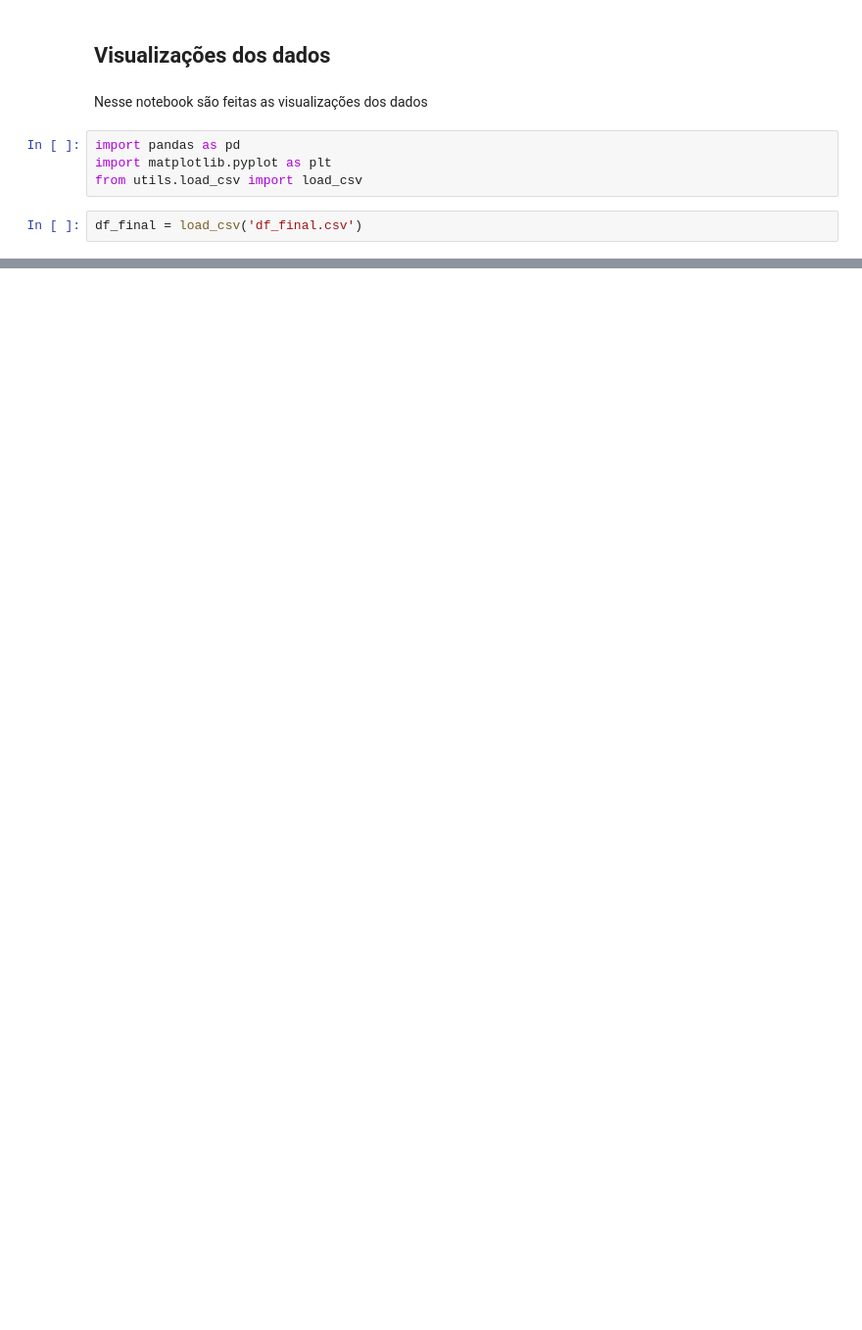
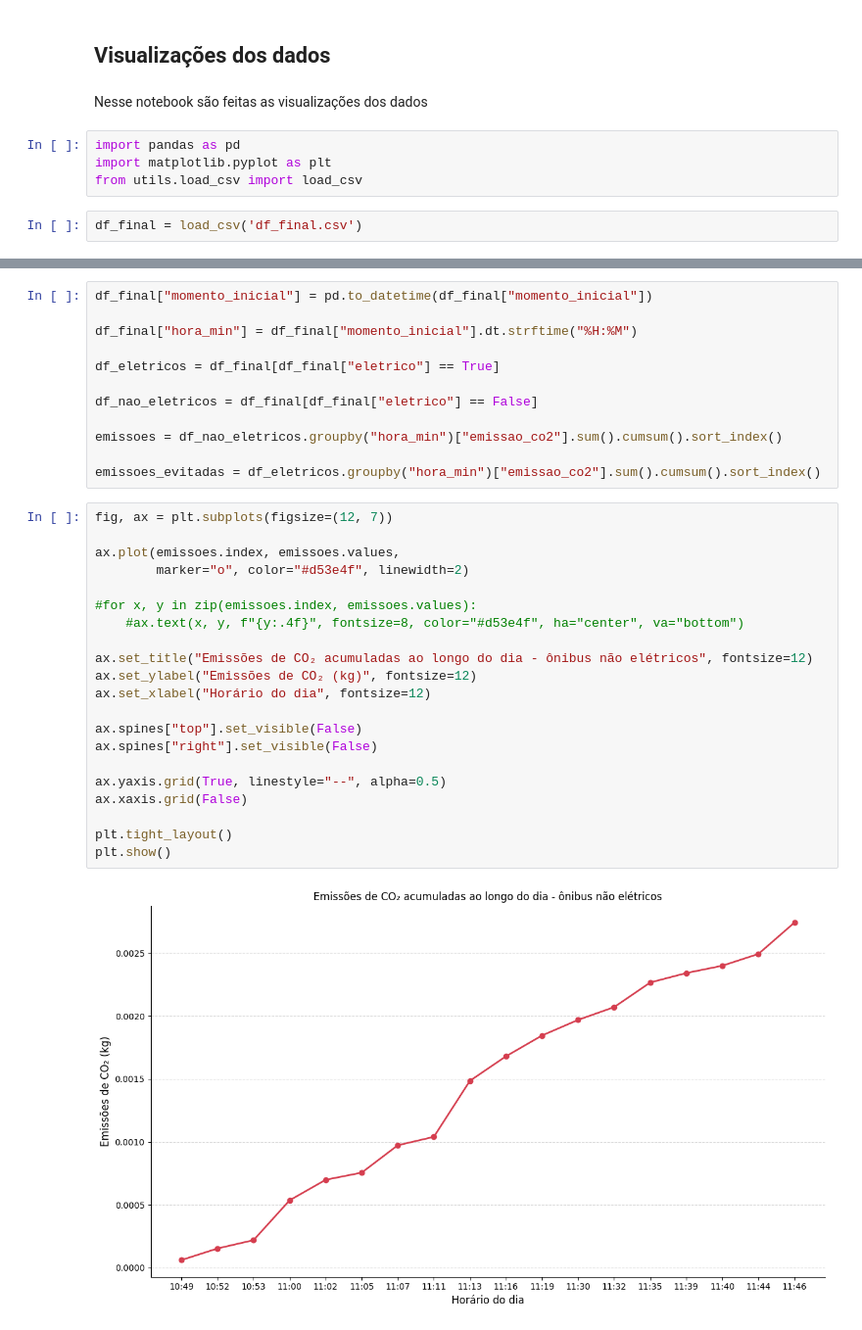
Before and after one commit to sepep-pmsp/dash_onibus_eletricos, a Jupyter notebook: 03_visualizacao_dados.ipynb, the cells around one changed output, grey strips where cells are left out. Shown at 98% size. Cells and saved outputs as stored; diff of their text form; blank space fills up the shorter version.

```diff
--- a/03_visualizacao_dados.ipynb
+++ b/03_visualizacao_dados.ipynb
@@ -30,0 +74,35 @@ df_final
+# %%
+df_final["momento_inicial"] = pd.to_datetime(df_final["momento_inicial"])
+
+df_final["hora_min"] = df_final["momento_inicial"].dt.strftime("%H:%M")
+
+df_eletricos = df_final[df_final["eletrico"] == True]
+
+df_nao_eletricos = df_final[df_final["eletrico"] == False]
+
+emissoes = df_nao_eletricos.groupby("hora_min")["emissao_co2"].sum().cumsum().sort_index()
+
+emissoes_evitadas = df_eletricos.groupby("hora_min")["emissao_co2"].sum().cumsum().sort_index()
+# %%
+fig, ax = plt.subplots(figsize=(12, 7))
+
+ax.plot(emissoes.index, emissoes.values,
+        marker="o", color="#d53e4f", linewidth=2)
+
+#for x, y in zip(emissoes.index, emissoes.values):
+    #ax.text(x, y, f"{y:.4f}", fontsize=8, color="#d53e4f", ha="center", va="bottom")
+
+ax.set_title("Emissões de CO₂ acumuladas ao longo do dia - ônibus não elétricos", fontsize=12)
+ax.set_ylabel("Emissões de CO₂ (kg)", fontsize=12)
+ax.set_xlabel("Horário do dia", fontsize=12)
+
+ax.spines["top"].set_visible(False)
+ax.spines["right"].set_visible(False)
+
+ax.yaxis.grid(True, linestyle="--", alpha=0.5)
+ax.xaxis.grid(False)
+
+plt.tight_layout()
+plt.show()
+# %% [output]
+[figure, added]
```
Also changed, not shown: parts of 7 cells of this notebook.
